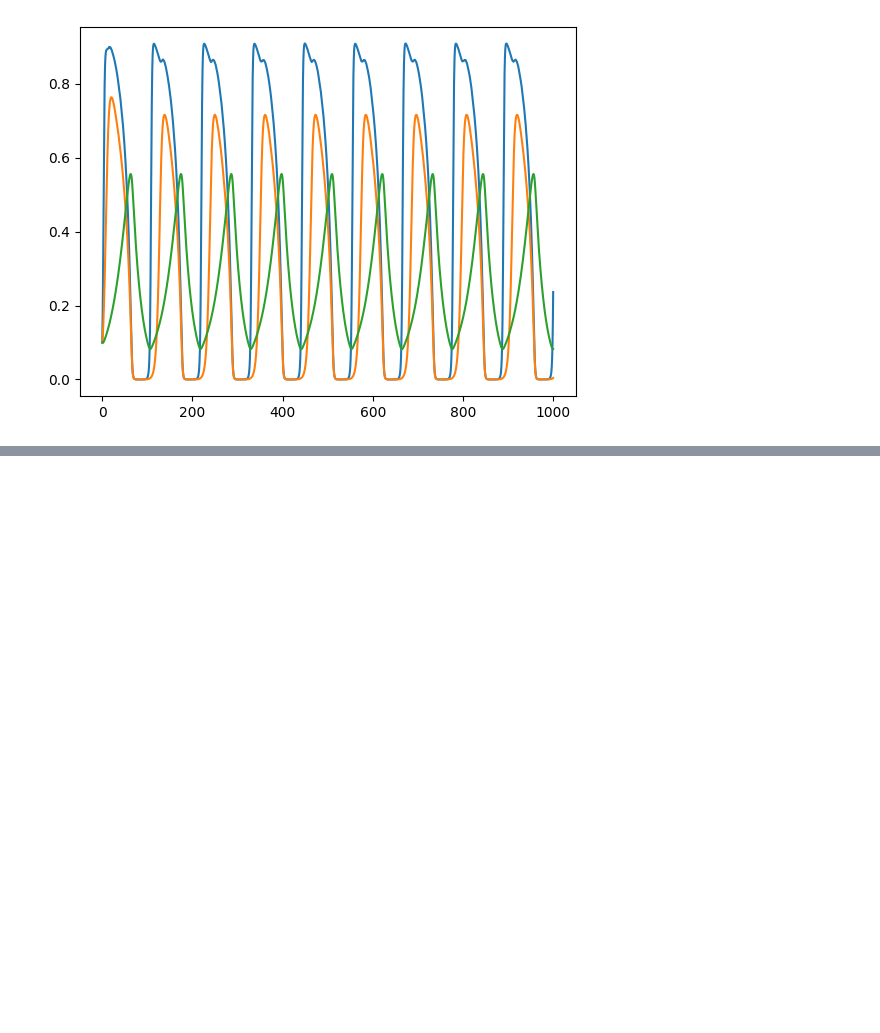
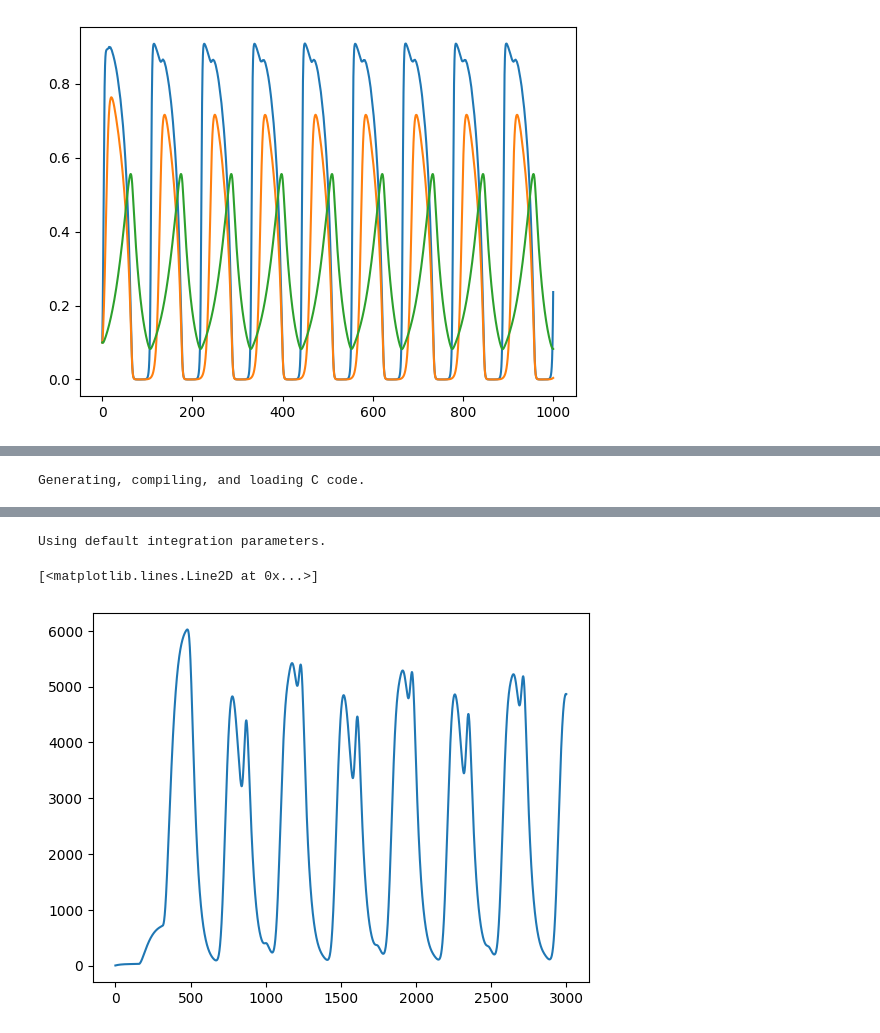
Before and after one commit to linh-phuong/pulsation, a Jupyter notebook: toymodels/exploring.ipynb, the cells around one changed output, grey strips where cells are left out. Drawn from its saved outputs; the diff is of its cells as text; code cells hidden in the pictures; blank space fills up the shorter version.

```diff
--- a/toymodels/exploring.ipynb
+++ b/toymodels/exploring.ipynb
@@ -72,0 +102,28 @@ plt.plot(sol.t, sol.y[2], label = 'N')
+# %%
+def foo(cg):
+    dAdt = cg.q * cg.SJ * y(0, t - cg.TJ) * si.exp(-y(0, t - cg.TJ)/cg.A0) - cg.dA * y(0, t)
+    return [dAdt]
+
+def foo2(cg):
+    RA   = cg.q * y(0, t - cg.TJ) * si.exp(-y(0, t - cg.TJ)/cg.A0) * cg.SJ
+    DA   = cg.dA * y(0, t)
+    RJ   = cg.q * y(0, t - cg.TJ) * si.exp(-y(0, t - cg.TJ)/cg.A0)
+    MJ = cg.q * y(0, t - cg.TJ) * si.exp(-y(0, t - cg.TJ)/cg.A0) * cg.SJ
+    DJ = cg.dJ * y(1, t)
+    dAdt = RA - DA
+    dJdt = RJ - MJ - DJ
+    return [dAdt, dJdt]
+pp = Config(dict(q = 8.5, SJ = 0.9, TJ = 15.6, A0 = 600, dA = 0.27))
+pp2 = Config(dict(q = 8.5, SJ = 0.9, TJ = 15.6, A0 = 600, dA = 0.27, dJ = - 15.6 * np.log(0.9)))
+foop = foo(pp)
+foop2 = foo2(pp2)
+# %%
+DDE = jitcdde(foop)
+DDE.constant_past([1])
+data = []
+tseries = np.arange(DDE.t, DDE.t+300, 0.1)
+for time in tseries:
+	data.append( DDE.integrate(time) )
+plt.plot(data)
+# %% [output]
+Generating, compiling, and loading C code.
@@ -72,0 +131,3 @@ plt.plot(sol.t, sol.y[2], label = 'N')
+Using default integration parameters.
+[<matplotlib.lines.Line2D at 0x...>]
+[figure, added]
```
Also changed, not shown: parts of 8 cells of this notebook.
